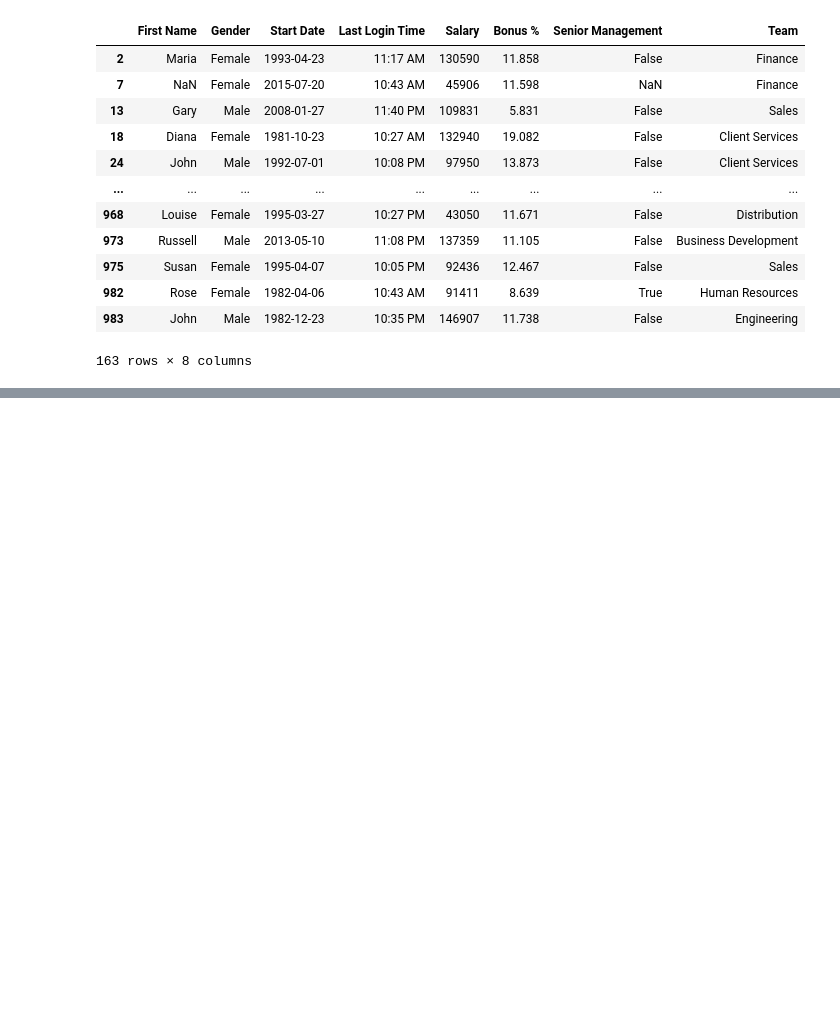
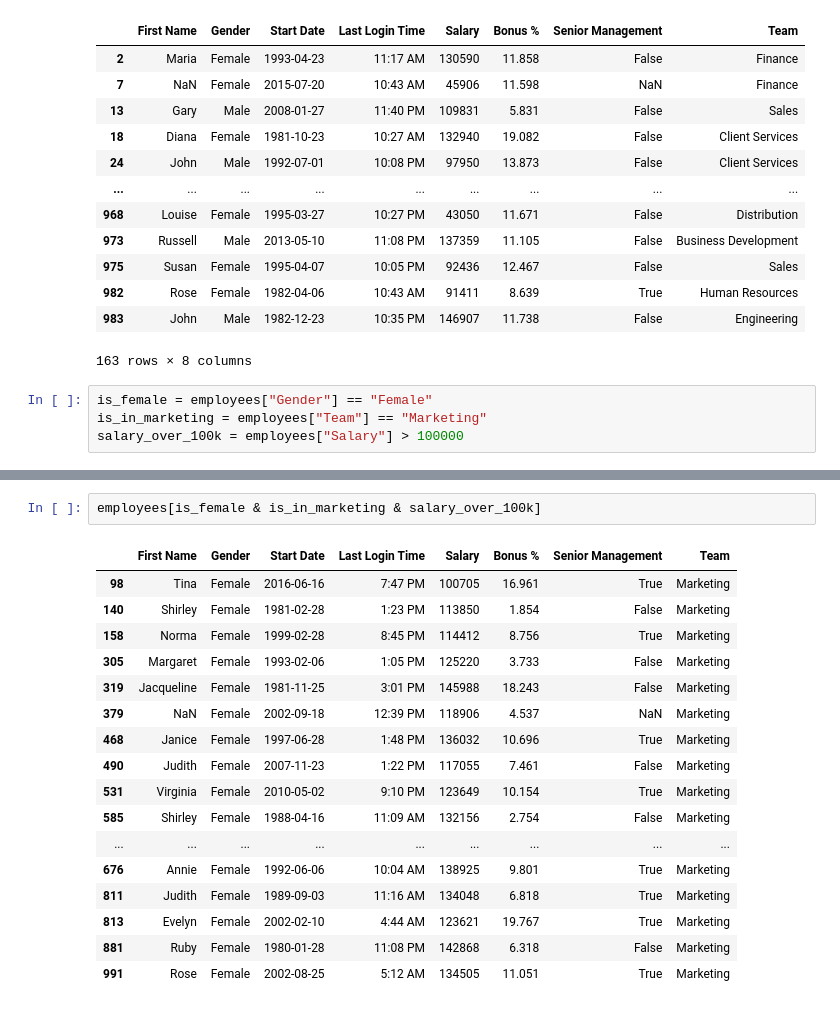
Before and after one commit to mendes078/Dados, a Jupyter notebook: Arquivos/05 - DataFrame II.ipynb, the cells around one changed output, grey strips where cells are left out. Saved outputs shown, nothing was run; the diff lists cells and outputs as text; blank space fills up the shorter version.

```diff
--- a/Arquivos/05 - DataFrame II.ipynb
+++ b/Arquivos/05 - DataFrame II.ipynb
@@ -134,3 +134,7 @@ employees[employees["Last Login Time"] < str(dt.time(12, 0, 0))]
 | 982 | Rose | Female | 1982-04-06 | 10:43 AM | 91411 | 8.639 | True | Human Resources |
 | 983 | John | Male | 1982-12-23 | 10:35 PM | 146907 | 11.738 | False | Engineering |
 163 rows × 8 columns
+# %%
+is_female = employees["Gender"] == "Female"
+is_in_marketing = employees["Team"] == "Marketing"
+salary_over_100k = employees["Salary"] > 100000
@@ -136,0 +156,20 @@ employees[employees["Last Login Time"] < str(dt.time(12, 0, 0))]
+# %%
+employees[is_female & is_in_marketing & salary_over_100k]
+# %% [output]
+|  | First Name | Gender | Start Date | Last Login Time | Salary | Bonus % | Senior Management | Team |
+| 98 | Tina | Female | 2016-06-16 | 7:47 PM | 100705 | 16.961 | True | Marketing |
+| 140 | Shirley | Female | 1981-02-28 | 1:23 PM | 113850 | 1.854 | False | Marketing |
+| 158 | Norma | Female | 1999-02-28 | 8:45 PM | 114412 | 8.756 | True | Marketing |
+| 305 | Margaret | Female | 1993-02-06 | 1:05 PM | 125220 | 3.733 | False | Marketing |
+| 319 | Jacqueline | Female | 1981-11-25 | 3:01 PM | 145988 | 18.243 | False | Marketing |
+| 379 | NaN | Female | 2002-09-18 | 12:39 PM | 118906 | 4.537 | NaN | Marketing |
+| 468 | Janice | Female | 1997-06-28 | 1:48 PM | 136032 | 10.696 | True | Marketing |
+| 490 | Judith | Female | 2007-11-23 | 1:22 PM | 117055 | 7.461 | False | Marketing |
+| 531 | Virginia | Female | 2010-05-02 | 9:10 PM | 123649 | 10.154 | True | Marketing |
+| 585 | Shirley | Female | 1988-04-16 | 11:09 AM | 132156 | 2.754 | False | Marketing |
+| ... | ... | ... | ... | ... | ... | ... | ... | ... |
+| 676 | Annie | Female | 1992-06-06 | 10:04 AM | 138925 | 9.801 | True | Marketing |
+| 811 | Judith | Female | 1989-09-03 | 11:16 AM | 134048 | 6.818 | True | Marketing |
+| 813 | Evelyn | Female | 2002-02-10 | 4:44 AM | 123621 | 19.767 | True | Marketing |
+| 881 | Ruby | Female | 1980-01-28 | 11:08 PM | 142868 | 6.318 | False | Marketing |
+| 991 | Rose | Female | 2002-08-25 | 5:12 AM | 134505 | 11.051 | True | Marketing |
```
Also changed, not shown: parts of 1 cell of this notebook.
